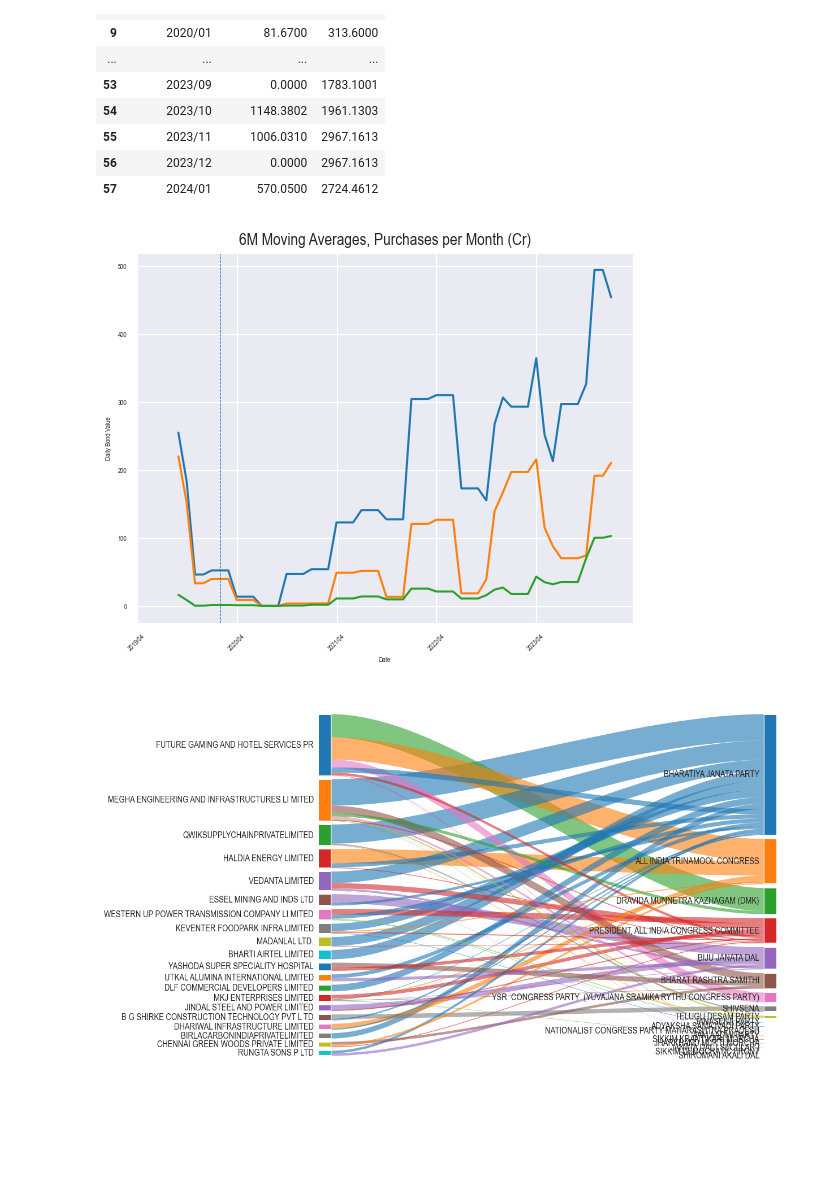
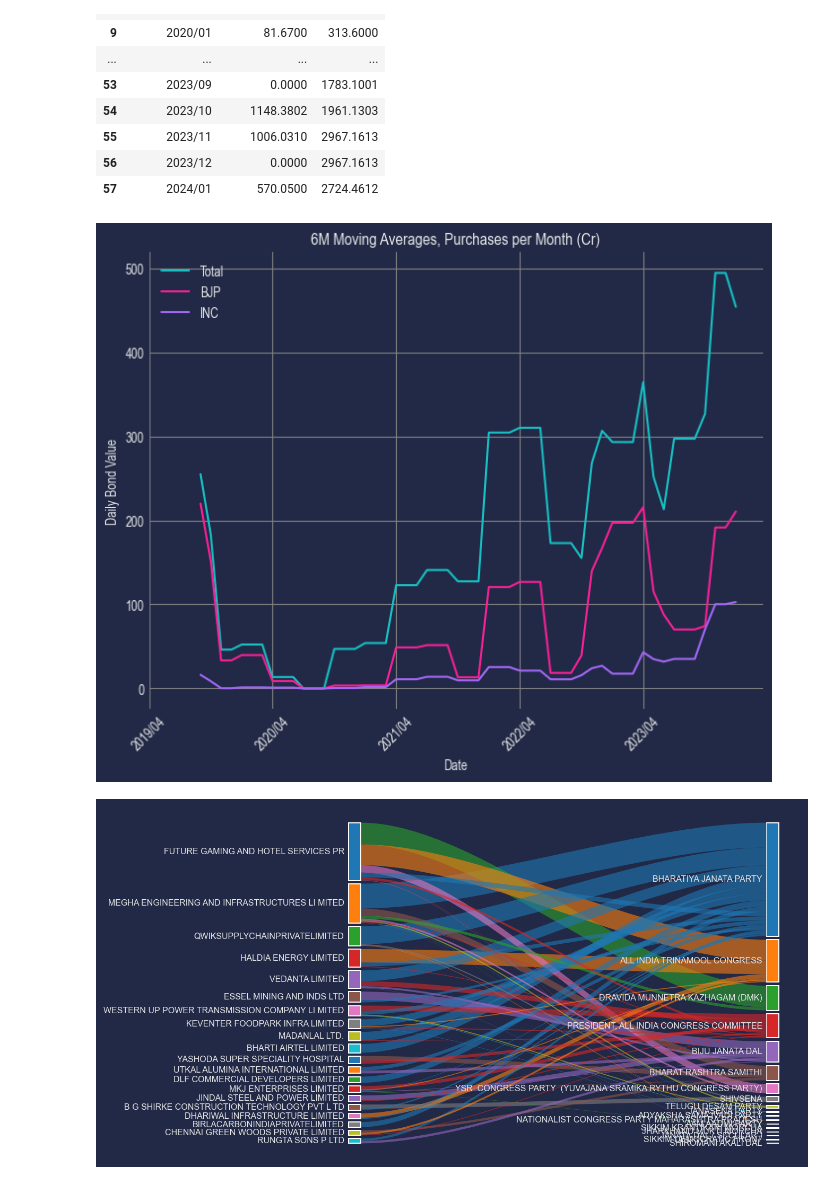
Before and after one commit to kkkarnav/electoralBonds, a Jupyter notebook: referenced_bonds_analysis.ipynb, the cells around one changed output. Saved outputs shown, nothing was run; the diff lists cells and outputs as text; code cells hidden in the pictures; blank space fills up the shorter version.

```diff
--- a/referenced_bonds_analysis.ipynb
+++ b/referenced_bonds_analysis.ipynb
@@ -268,3 +291,6 @@ sns.set_style("darkgrid")
+# %%
+sns.set_style("darkgrid")
+plt.style.use('https://github.com/dhaitz/matplotlib-stylesheets/raw/master/pitayasmoothie-dark.mplstyle')
 # %%
 # plot_donut_chart(party_buyers_agg["Party"], color_map=Inferno256[len(party_buyers_agg["Party"].unique())])
 first_ten = parties_agg.head(10)
@@ -300,0 +327,17 @@ plt.show()
+# %%
+barWidth = 0.25
+r1 = np.arange(len(parties_agg.iloc[:5]['Party']))
+r2 = [x + barWidth for x in r1]
+
+plt.rcParams["font.size"] = 10
+plt.rcParams["font.stretch"] = "semi-condensed"
+plt.rcParams['grid.color'] = 'grey'
+
+plt.figure(figsize=(8,6))
+plt.bar(r1, parties_agg.iloc[:5]['Buyer Count'], color="orange", width=barWidth, edgecolor='grey', label='Number of Donors')
+plt.bar(r2, parties_agg.iloc[:5]['Buyer Average'].apply(lambda x: x*20), color="cyan", width=barWidth, edgecolor='grey', label='Average Donation')
+
+plt.xticks(r1, parties_agg.iloc[:5]["Party"], rotation=45)
+plt.ylabel('Frequency/Amount (0.05Cr)')
+plt.title('Number of Donors & Average Donation', fontsize=14)
+plt.show()
@@ -332,19 +377,21 @@ inc_plot_data = transactions2[transactions2["Party"] == "PRESIDENT, ALL INDIA CO
 inc_plot_data = pd.merge(dates, inc_plot_data, on='Date_Purchase', how='outer').fillna(0)
 inc_plot_data["movavg"] = inc_plot_data["Denominations"].rolling(6).sum()
 # %%
+plt.figure(figsize=(8,6))
 plt.plot(plot_data["Date_Purchase"], plot_data["movavg"]/6)
 plt.plot(bjp_plot_data["Date_Purchase"], bjp_plot_data["movavg"]/6)
 plt.plot(inc_plot_data["Date_Purchase"], inc_plot_data["movavg"]/6)
 
 # plt.axvline(x=10, linestyle='--', linewidth=0.5)
 
 plt.xticks(plot_data['Date_Purchase'][::12], plot_data['Date_Purchase'][::12], rotation=45)
 plt.xlabel('Date')
 plt.ylabel('Daily Bond Value')
 plt.title('6M Moving Averages, Purchases per Month (Cr)', fontsize=12)
+plt.legend(["Total", "BJP", "INC"], loc="upper left")
 plt.show()
 # %% [output]
-[figure, old version]
+[figure, new version]
 # %%
 top_buyers = party_buyers_agg.groupby('Buyer')['Denominations'].sum().nlargest(20)
 # top_parties = party_buyers_agg.groupby('Party')['Denominations'].sum().nlargest(20)
@@ -360,4 +407,4 @@ plt.figure(figsize=(8, 6), dpi=144)
 s = Sankey(flows=flows, nodes=[level1, level2], node_opts=dict(label_pos="left", label_opts={"fontsize": 8}, label_format='{label}'))
 s.draw()
 # %% [output]
-[figure, old version]
+[figure, new version]
```
Also changed, not shown: parts of 10 cells of this notebook.
